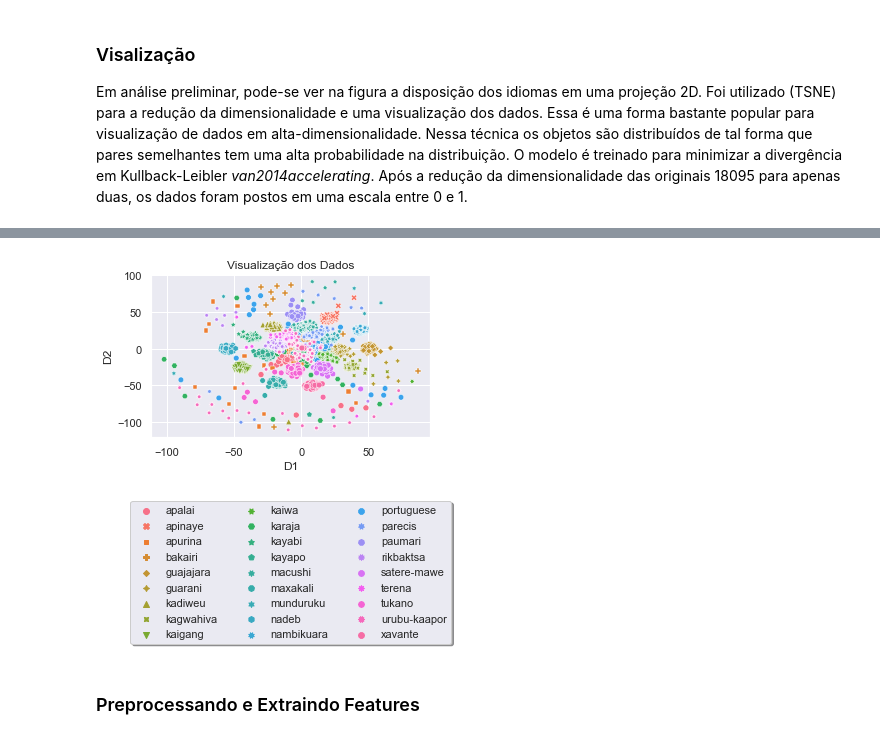
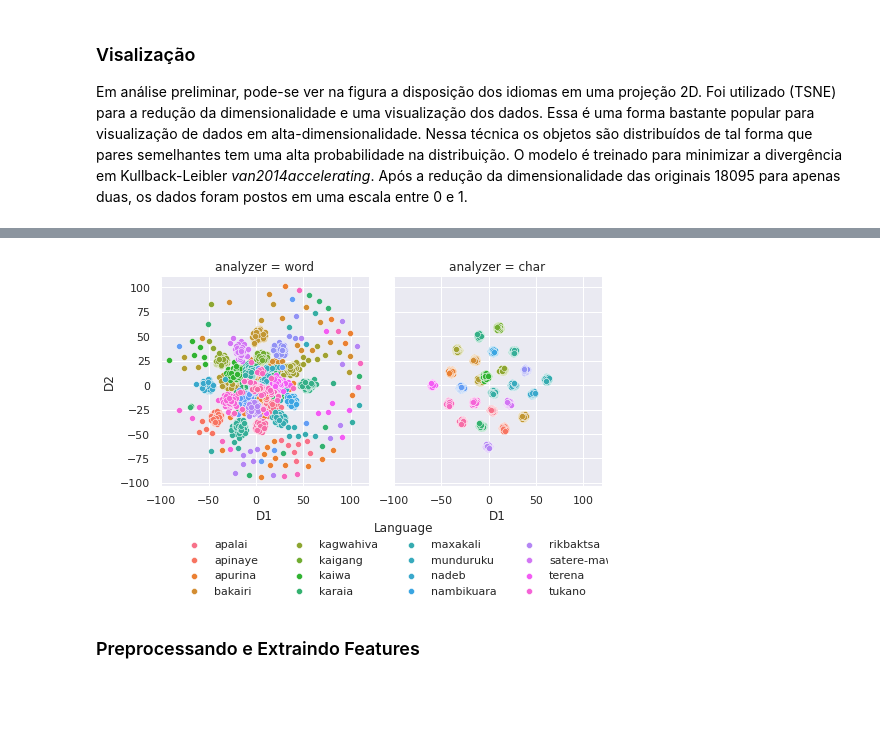
Before and after one commit to Tiagoblima/brazilian-languages-eniac2021, a Jupyter notebook: Supervised_Classification_Benchmark.ipynb, the cells around one changed output, grey strips where cells are left out. Cells and saved outputs as stored; diff of their text form; code cells hidden in the pictures; blank space fills up the shorter version.

```diff
--- a/Supervised_Classification_Benchmark.ipynb
+++ b/Supervised_Classification_Benchmark.ipynb
@@ -79,6 +74,8 @@ O modelo é treinado para minimizar a divergência em Kullback-Leibler *van2014a
 Após a redução da dimensionalidade das originais 18095 para apenas duas,  os dados foram postos em uma escala entre 0 e 1.
 # %%
 
-X_embedded = TSNE(n_components=2).fit_transform(X_transformed)
-X_embedded.shape
+X_word_embedded = TSNE(n_components=2).fit_transform(X_word_transformed)
+X_char_embedded = TSNE(n_components=2).fit_transform(X_char_transformed)
+
+X_word_embedded.shape
 # %% [output]
@@ -96,3 +93,9 @@ Essa é uma forma bastante popular para visualização de dados em alta-dimensio
 Nessa técnica os objetos são distribuídos de tal forma que pares semelhantes tem uma alta probabilidade na distribuição.
 O modelo é treinado para minimizar a divergência em Kullback-Leibler *van2014accelerating*.
 Após a redução da dimensionalidade das originais 18095 para apenas duas,  os dados foram postos em uma escala entre 0 e 1.
+# %%
+word_df = pd.DataFrame(X_word_embedded, columns=['D1', 'D2'])
+word_df['Language'] = y
+word_df['analyzer'] = 'word'
+
+word_df
@@ -98,0 +116,5 @@ Após a redução da dimensionalidade das originais 18095 para apenas duas,  os
+# %%
+char_df = pd.DataFrame(X_char_embedded, columns=['D1', 'D2'])
+char_df['Language'] = y
+char_df['analyzer'] = 'char'
+char_df
@@ -98,0 +135,3 @@ Após a redução da dimensionalidade das originais 18095 para apenas duas,  os
+# %%
+df = pd.concat([word_df, char_df])
+df
@@ -99,18 +152,21 @@ Após a redução da dimensionalidade das originais 18095 para apenas duas,  os
 # %%
 import matplotlib.pyplot as plt
 
 import seaborn as sns
 
-df = pd.DataFrame(X_embedded, columns=['D1', 'D2'])
-df['Language'] = y
+
 sns.set_theme(style="darkgrid")
-sns.set(rc={'figure.figsize':(5.,3)})
-g = sns.scatterplot(data=df, x="D1", y="D2", hue="Language", style="Language")
-g.legend(loc='lower center', bbox_to_anchor=(0.5, -1.3),
-          ncol=3, fancybox=True, shadow=True)
-g.set_title("Visualização dos Dados")
+sns.set(rc={'figure.figsize':(10.,10)})
+g = sns.FacetGrid(df, col="analyzer", hue="Language", height=4,
+                       legend_out=True)
+g.map(sns.scatterplot, "D1", "D2")
+g.add_legend(loc='lower center',
+             bbox_to_anchor=(0.3, -0.2),
+
+          ncol=4)
+
 plt.savefig('tsne_vis.pdf')
 # %% [output]
-[figure, old version]
+[figure, new version]
 # %% [markdown]
 ### Preprocessando e Extraindo Features
```
Also changed, not shown: parts of 24 cells of this notebook, 3 other files.
